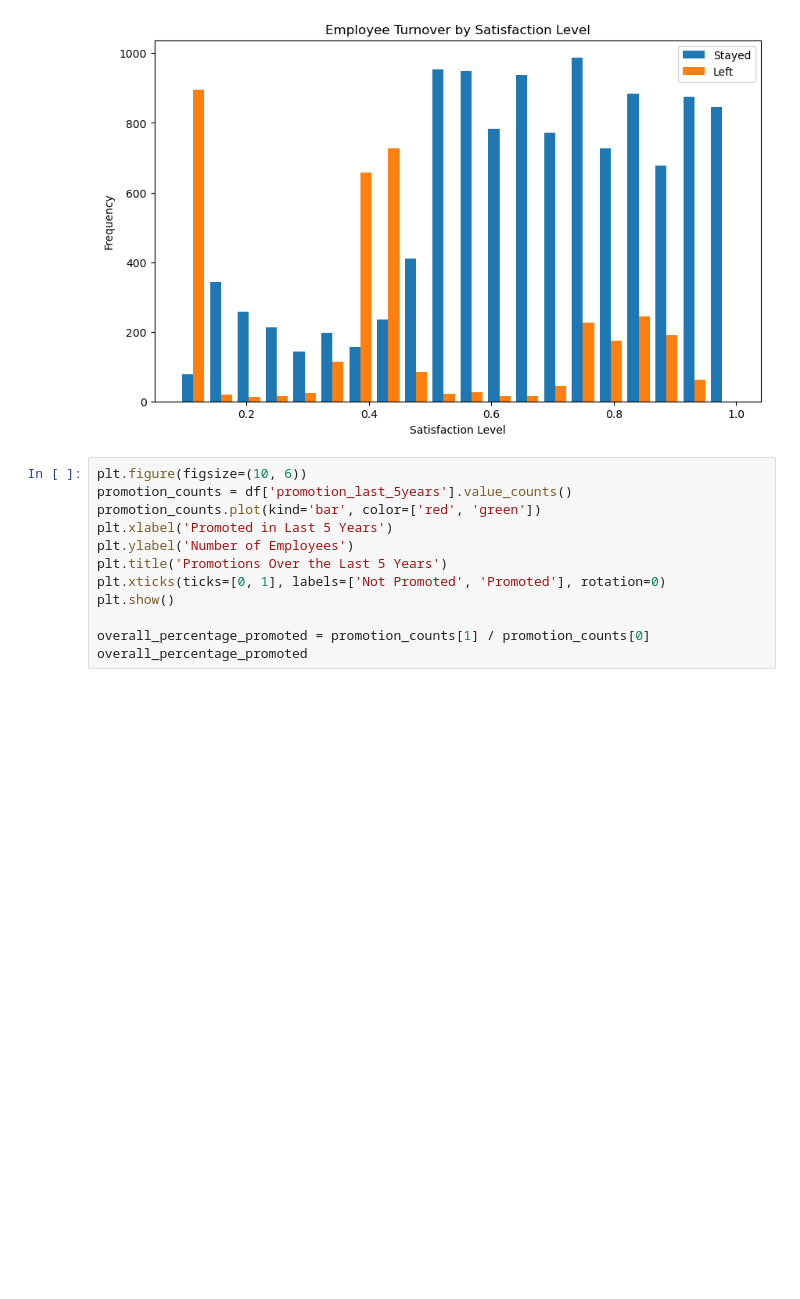
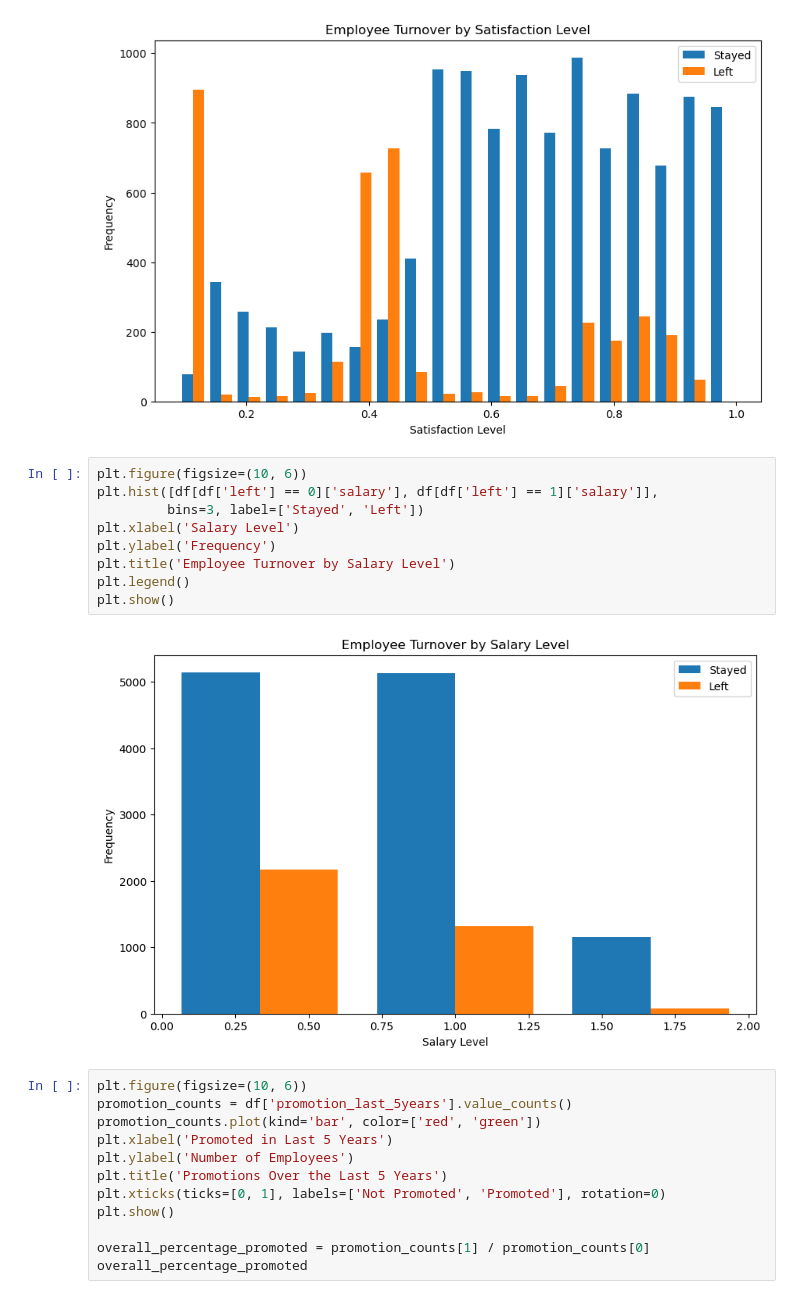
Before and after one commit to zacharyartman/aai501-group2, a Jupyter notebook: main.ipynb, the cells around one changed output. Saved outputs shown, nothing was run; the diff lists cells and outputs as text; blank space fills up the shorter version.

Commit message:
Added Employee Turnover by Salary Level

```diff
--- a/main.ipynb
+++ b/main.ipynb
@@ -61,6 +61,17 @@ plt.legend()
 plt.show()
 # %% [output]
 [figure]
+# %%
+plt.figure(figsize=(10, 6))
+plt.hist([df[df['left'] == 0]['salary'], df[df['left'] == 1]['salary']],
+         bins=3, label=['Stayed', 'Left'])
+plt.xlabel('Salary Level')
+plt.ylabel('Frequency')
+plt.title('Employee Turnover by Salary Level')
+plt.legend()
+plt.show()
+# %% [output]
+[figure, added]
 # %%
 plt.figure(figsize=(10, 6))
 promotion_counts = df['promotion_last_5years'].value_counts()
```
Also changed, not shown: parts of 1 cell of this notebook.
